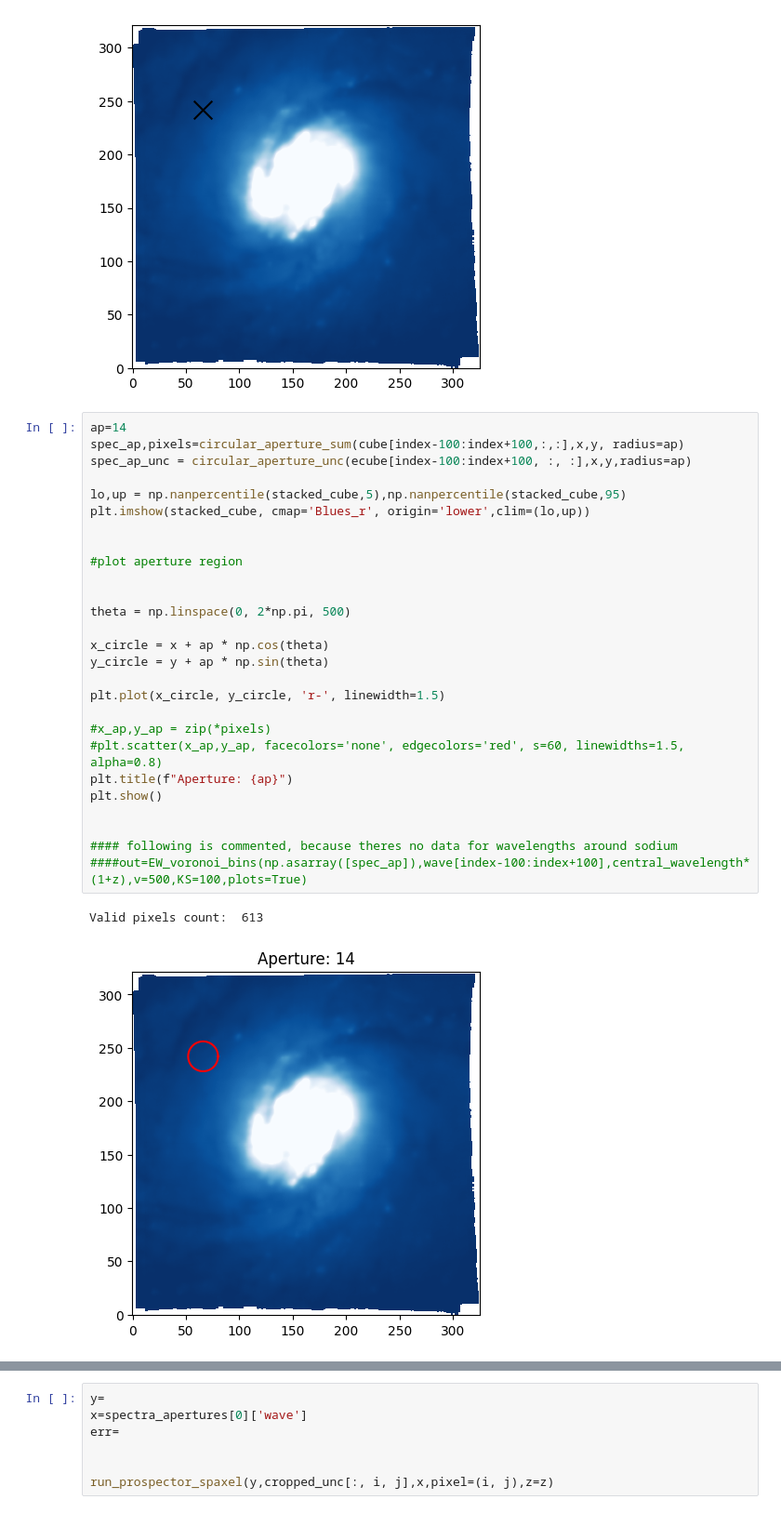
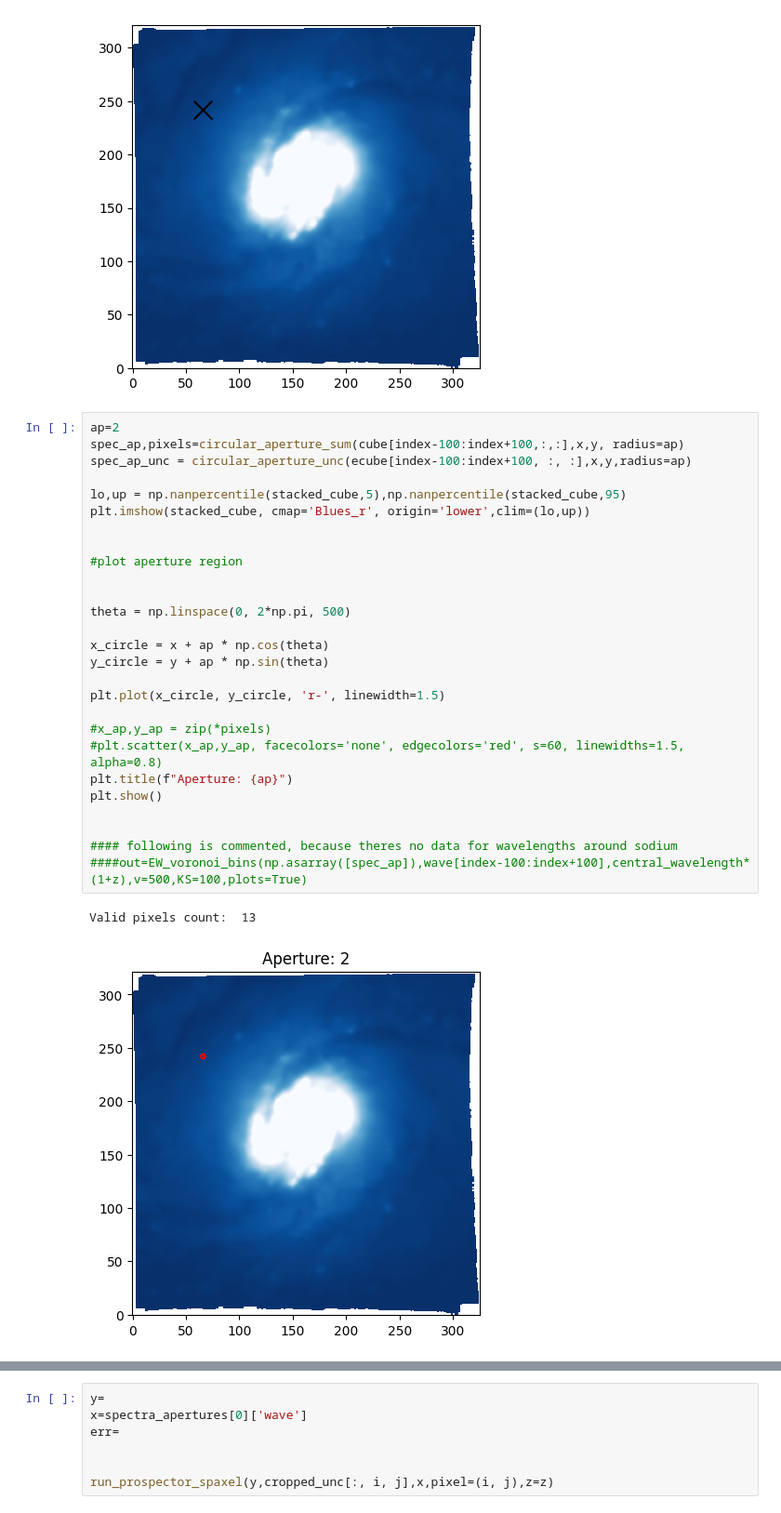
Before and after one commit to rita-png/extinction-ifs, a Jupyter notebook: SNe-host-comparison/poster-CC-sanpedro.ipynb, the cells around one changed output, grey strips where cells are left out. Shown at 93% size. Saved outputs shown, nothing was run; the diff lists cells and outputs as text.

```diff
--- a/SNe-host-comparison/poster-CC-sanpedro.ipynb
+++ b/SNe-host-comparison/poster-CC-sanpedro.ipynb
@@ -306,32 +395,32 @@ plt.scatter(x,y,marker='x',color='black',s=200)
 <matplotlib.collections.PathCollection at 0x...>
 [figure]
 # %%
-ap=14
+ap=2
 spec_ap,pixels=circular_aperture_sum(cube[index-100:index+100,:,:],x,y, radius=ap)
 spec_ap_unc = circular_aperture_unc(ecube[index-100:index+100, :, :],x,y,radius=ap)
 
 lo,up = np.nanpercentile(stacked_cube,5),np.nanpercentile(stacked_cube,95)
 plt.imshow(stacked_cube, cmap='Blues_r', origin='lower',clim=(lo,up))
 
 
 #plot aperture region
 
 
 theta = np.linspace(0, 2*np.pi, 500)
 
 x_circle = x + ap * np.cos(theta)
 y_circle = y + ap * np.sin(theta)
 
 plt.plot(x_circle, y_circle, 'r-', linewidth=1.5)
 
 #x_ap,y_ap = zip(*pixels)
 #plt.scatter(x_ap,y_ap, facecolors='none', edgecolors='red', s=60, linewidths=1.5, alpha=0.8)
 plt.title(f"Aperture: {ap}")
 plt.show()
 
 
 #### following is commented, because theres no data for wavelengths around sodium
 ####out=EW_voronoi_bins(np.asarray([spec_ap]),wave[index-100:index+100],central_wavelength*(1+z),v=500,KS=100,plots=True)
 # %% [output]
-Valid pixels count:  613
+Valid pixels count:  13
-[figure, old version]
+[figure, new version]
```
Also changed, not shown: parts of 29 cells of this notebook, 19 other files.
